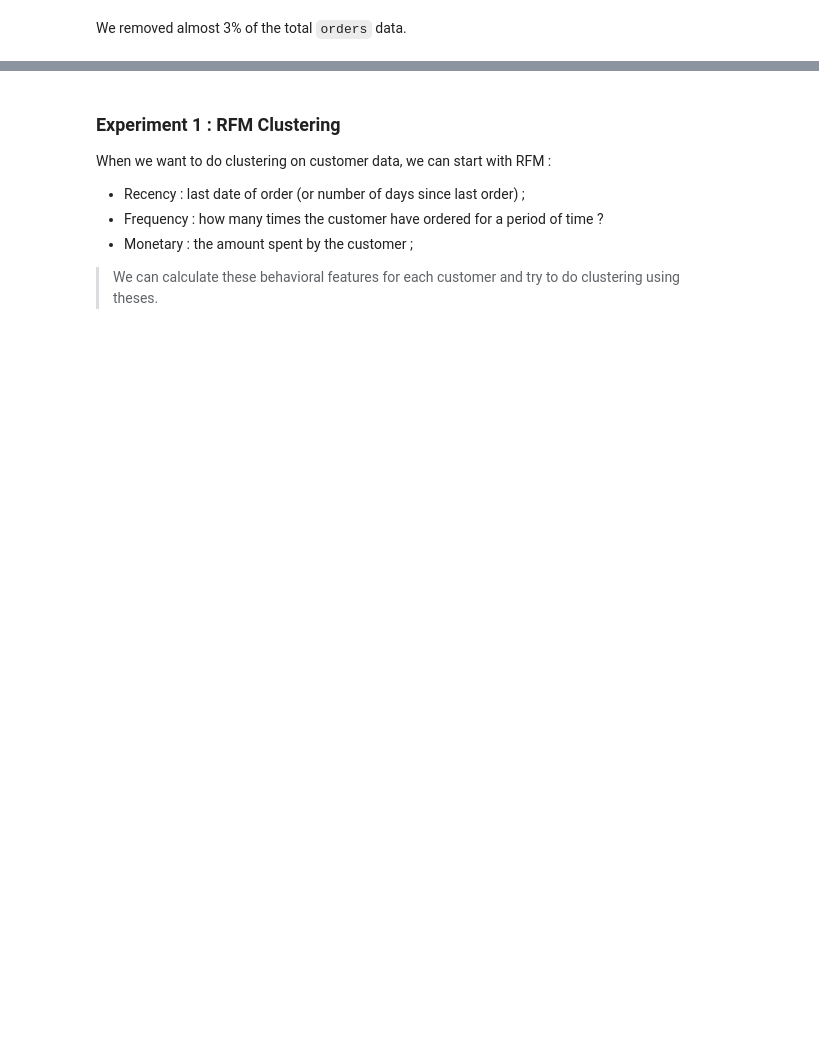
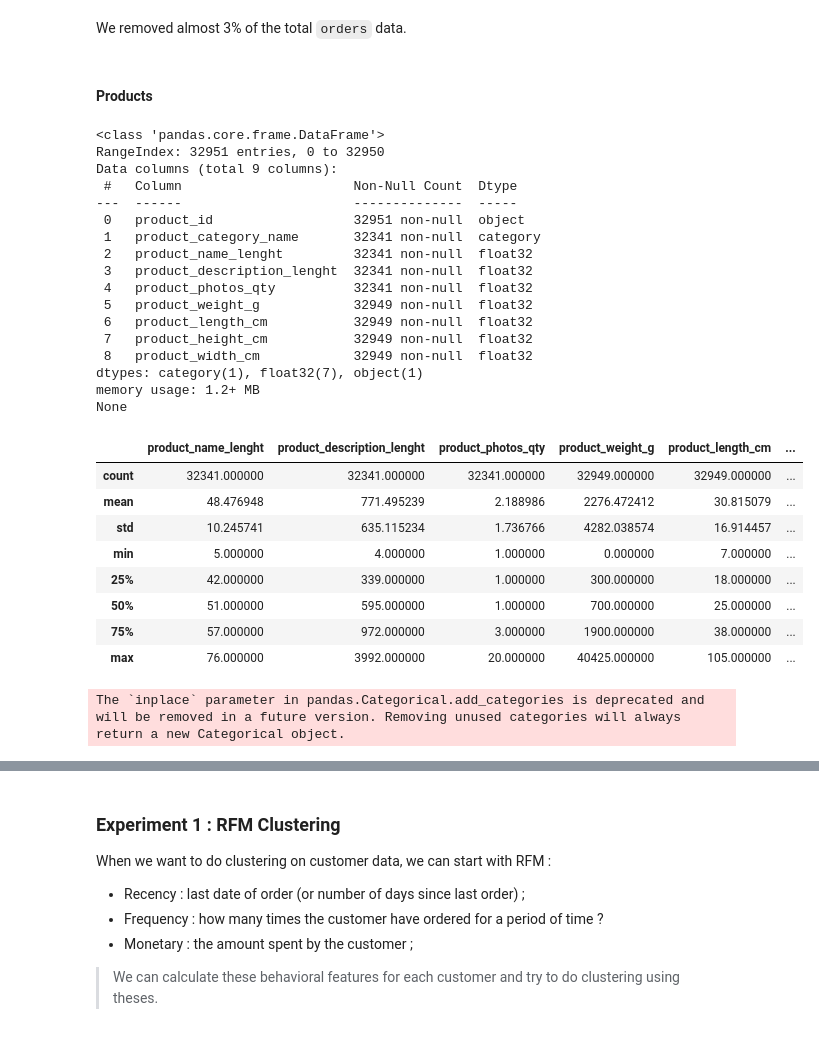
Before and after one commit to mickaelandrieu/unsupervised-ecommerce-clustering, a Jupyter notebook: notebooks/eda.ipynb, the cells around one changed output, grey strips where cells are left out. Drawn from its saved outputs; the diff is of its cells as text; code cells hidden in the pictures; blank space fills up the shorter version.

```diff
--- a/notebooks/eda.ipynb
+++ b/notebooks/eda.ipynb
@@ -615,3 +618,42 @@ None
 | max | 2018-08-29 15:00:37 | 2018-08-29 15:10:26 | 2018-09-11 19:48:28 | 2018-10-17 13:22:46 | ... |
 # %% [markdown]
 We removed almost 3% of the total `orders` data.
+# %% [markdown]
+#### Products
+# %%
+print(products.info())
+products.describe(datetime_is_numeric=True)
+# %% [output]
+<class 'pandas.core.frame.DataFrame'>
+RangeIndex: 32951 entries, 0 to 32950
+Data columns (total 9 columns):
+ #   Column                      Non-Null Count  Dtype
+---  ------                      --------------  -----
+ 0   product_id                  32951 non-null  object
+ 1   product_category_name       32341 non-null  category
+ 2   product_name_lenght         32341 non-null  float32
+ 3   product_description_lenght  32341 non-null  float32
+ 4   product_photos_qty          32341 non-null  float32
+ 5   product_weight_g            32949 non-null  float32
+ 6   product_length_cm           32949 non-null  float32
+ 7   product_height_cm           32949 non-null  float32
+ 8   product_width_cm            32949 non-null  float32
+dtypes: category(1), float32(7), object(1)
+memory usage: 1.2+ MB
+None
+|  | product_name_lenght | product_description_lenght | product_photos_qty | product_weight_g | product_length_cm | ... |
+| count | 32341.000000 | 32341.000000 | 32341.000000 | 32949.000000 | 32949.000000 | ... |
+| mean | 48.476948 | 771.495239 | 2.188986 | 2276.472412 | 30.815079 | ... |
+| std | 10.245741 | 635.115234 | 1.736766 | 4282.038574 | 16.914457 | ... |
+| min | 5.000000 | 4.000000 | 1.000000 | 0.000000 | 7.000000 | ... |
+| 25% | 42.000000 | 339.000000 | 1.000000 | 300.000000 | 18.000000 | ... |
+| 50% | 51.000000 | 595.000000 | 1.000000 | 700.000000 | 25.000000 | ... |
+| 75% | 57.000000 | 972.000000 | 3.000000 | 1900.000000 | 38.000000 | ... |
+| max | 76.000000 | 3992.000000 | 20.000000 | 40425.000000 | 105.000000 | ... |
+# %%
+undefined_category = 'N/A'
+products['product_category_name'].cat.add_categories([undefined_category], inplace=True)
+
+products.loc[products['product_category_name'].isna(), 'product_category_name'] = undefined_category
+# %% [output]
+The `inplace` parameter in pandas.Categorical.add_categories is deprecated and will be removed in a future version. Removing unused categories will always return a new Categorical object.
```
Also changed, not shown: parts of 12 cells of this notebook.
